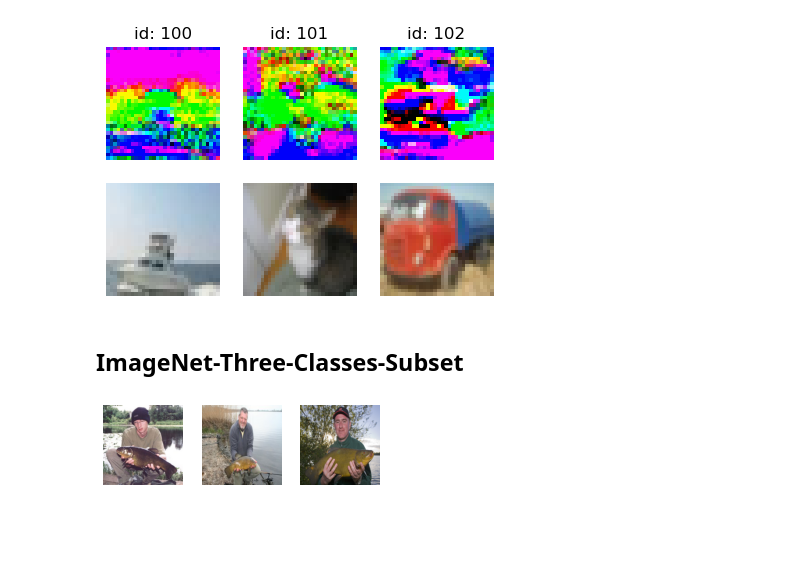
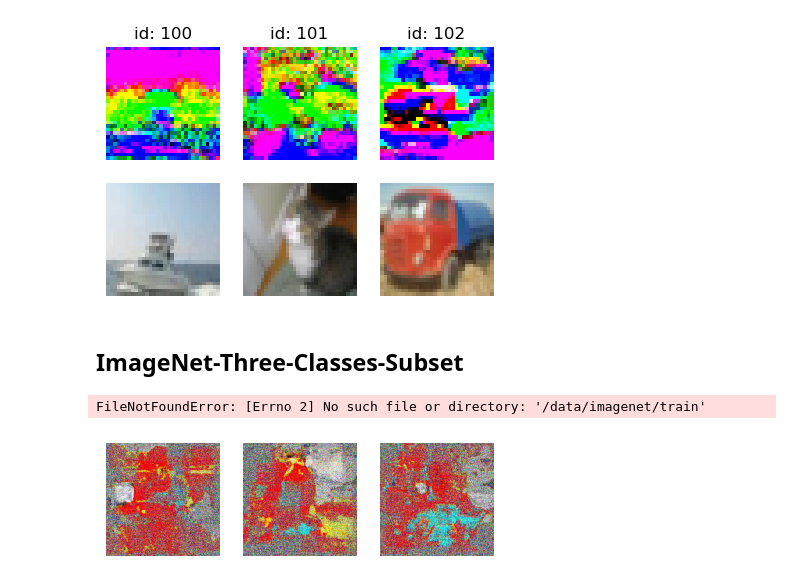
Before and after one commit to liuyixin-louis/rem-noise, a Jupyter notebook: test.ipynb, the cells around one changed output. Cells and saved outputs as stored; diff of their text form; code cells hidden in the pictures; blank space fills up the shorter version.

```diff
--- a/test.ipynb
+++ b/test.ipynb
@@ -119,7 +119,7 @@ def load_data_to_array(idx=0):
         img = img.convert('RGB')
     return np.array(img), y
 
-dataset="imagenet-ten-class"
+dataset="imagenet-three-class"
 root="/data/imagenet/"
 # target_set = get_dataset(dataset, root=root, train=True, args=None)
 transform = transforms.Compose([
@@ -132,34 +132,37 @@ transform = transforms.Compose([
 target_set = datasetImageNetKClass(root=root, train=True, transform=transform,k=3)
 X = [load_data_to_array(idx=idx)[0] for idx in np.arange(len(target_set.samples))]
 y = [load_data_to_array(idx=idx)[1] for idx in np.arange(len(target_set.samples))]
+# %% [output]
+FileNotFoundError: [Errno 2] No such file or directory: '/data/imagenet/train'
 # %%
 
+dataset="imagenet-three-class"
+root="/data/imagenet/"
 # load the noise
-# with open(f"./8u4d/{dataset}/noise.pkl", 'rb') as f:
-#     delta = pickle.load(f)
-# delta = delta.astype(np.int16)
-# noise = delta * (125/8) + 125
-# noise = noise.astype(np.uint8)
-# ''' restore noise (NCWH) for raw images (NHWC) '''
-# noise = np.transpose(noise, [0, 2, 3, 1]).astype(np.uint8)
+with open(f"./8u4d/{dataset}/noise.pkl", 'rb') as f:
+    delta = pickle.load(f)
+delta = delta.astype(np.int16)
+noise = delta * (125/8) + 125
+noise = noise.astype(np.uint8)
+''' restore noise (NCWH) for raw images (NHWC) '''
+noise = np.transpose(noise, [0, 2, 3, 1]).astype(np.uint8)
 i = 0
 offset = 100
 col=3
 row=3
 plt.figure(figsize=(5,5))
 
-
 for i in np.arange(1,1+col):
     plt.subplot(row, col, i)
     # plt.imshow(x[i+offset-1])
     x,y= load_data_to_array(i+offset-1)
     plt.imshow(x)
+    plt.title("id: "+str(i+offset-1))
+    plt.axis('off')
+for i in np.arange(1,1+col):
+    plt.subplot(row, col, i+col)
+    plt.imshow(noise[i+offset-1])
     # plt.title("id: "+str(i+offset-1))
     plt.axis('off')
-# for i in np.arange(1,1+col):
-#     plt.subplot(row, col, i+col)
-#     plt.imshow(noise[i+offset-1])
-#     plt.title("id: "+str(i+offset-1))
-#     plt.axis('off')
 # %% [output]
-[figure, old version]
+[figure, new version]
```
